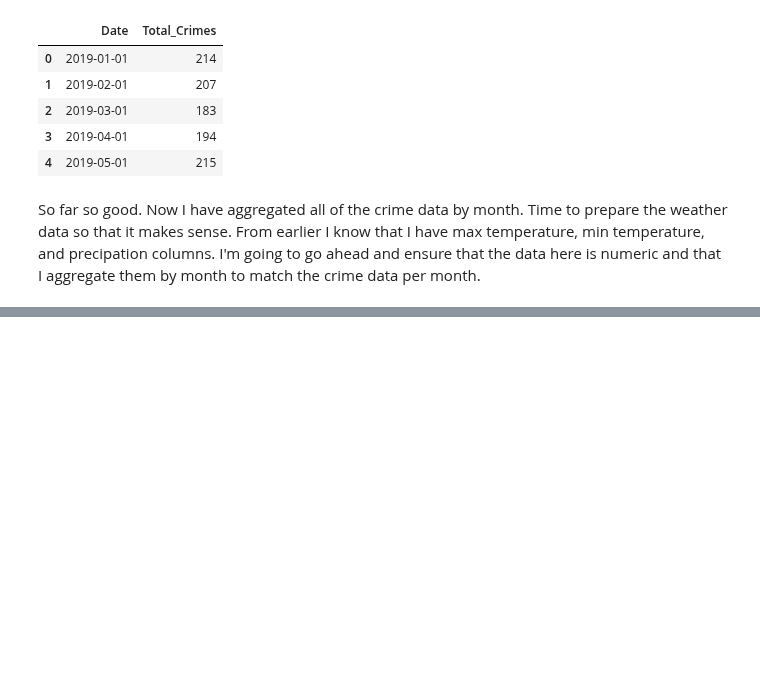
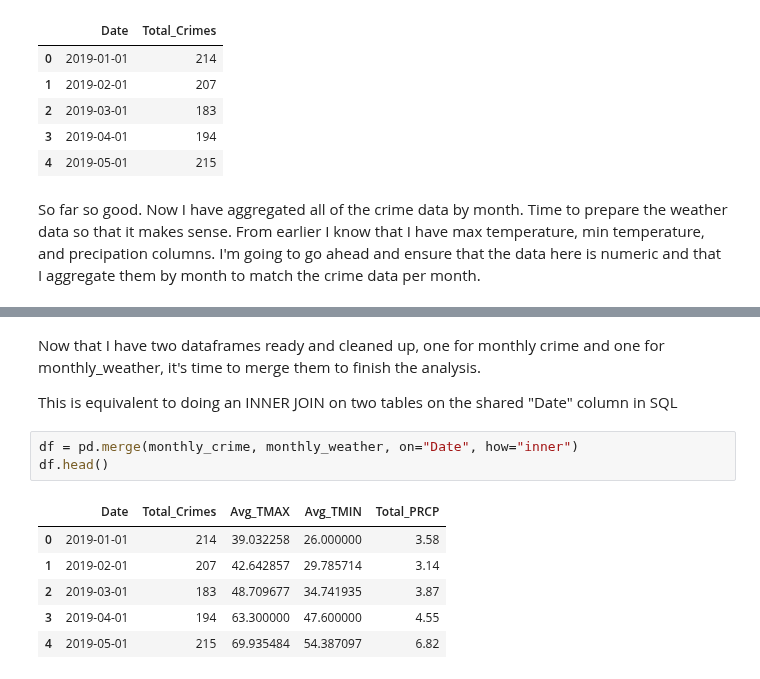
Before and after one commit to banflam/weather-and-crime-mta, a Jupyter notebook: Untitled.ipynb, the cells around one changed output, grey strips where cells are left out. Saved outputs shown, nothing was run; the diff lists cells and outputs as text; blank space fills up the shorter version.

```diff
--- a/Untitled.ipynb
+++ b/Untitled.ipynb
@@ -63,0 +74,14 @@ monthly_weather = weather.groupby("Month").agg({
+# %% [markdown]
+Now that I have two dataframes ready and cleaned up, one for monthly crime and one for monthly_weather, it's time to merge them to finish the analysis.
+
+This is equivalent to doing an INNER JOIN on two tables on the shared "Date" column in SQL
+# %%
+df = pd.merge(monthly_crime, monthly_weather, on="Date", how="inner")
+df.head()
+# %% [output]
+|  | Date | Total_Crimes | Avg_TMAX | Avg_TMIN | Total_PRCP |
+| 0 | 2019-01-01 | 214 | 39.032258 | 26.000000 | 3.58 |
+| 1 | 2019-02-01 | 207 | 42.642857 | 29.785714 | 3.14 |
+| 2 | 2019-03-01 | 183 | 48.709677 | 34.741935 | 3.87 |
+| 3 | 2019-04-01 | 194 | 63.300000 | 47.600000 | 4.55 |
+| 4 | 2019-05-01 | 215 | 69.935484 | 54.387097 | 6.82 |
```
Also changed, not shown: parts of 3 cells of this notebook.
